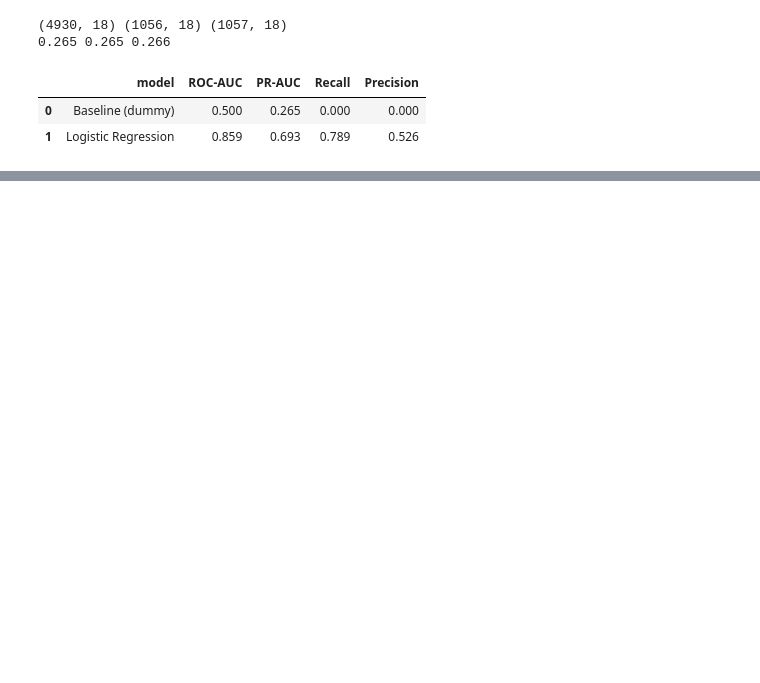
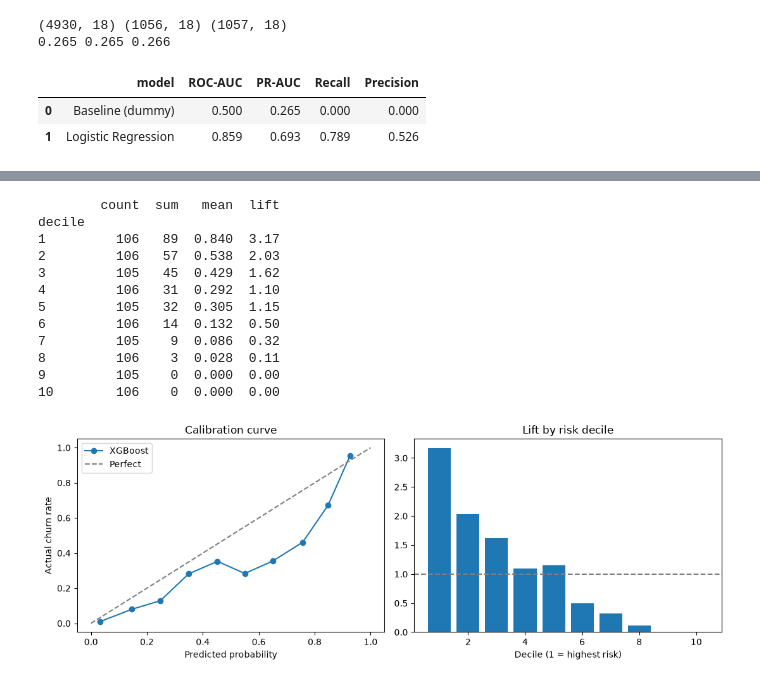
Before and after one commit to saragirl2003/customer-churn-retention, a Jupyter notebook: notebooks/06_modeling.ipynb, the cells around one changed output, grey strips where cells are left out. Drawn from its saved outputs; the diff is of its cells as text; code cells hidden in the pictures; blank space fills up the shorter version.

```diff
--- a/notebooks/06_modeling.ipynb
+++ b/notebooks/06_modeling.ipynb
@@ -59,3 +59,22 @@ pd.DataFrame(results)
 |  | model | ROC-AUC | PR-AUC | Recall | Precision |
 | 0 | Baseline (dummy) | 0.500 | 0.265 | 0.000 | 0.000 |
 | 1 | Logistic Regression | 0.859 | 0.693 | 0.789 | 0.526 |
+# %%
+from sklearn.ensemble import RandomForestClassifier
+from xgboost import XGBClassifier
+
+scale_pos = (y_train == 0).sum() / (y_train == 1).sum()
+
+rf = Pipeline([("prep", preprocess),
+               ("clf", RandomForestClassifier(n_estimators=300, min_samples_leaf=5,
+                                              class_weight="balanced", random_state=42, n_jobs=-1))])
+
+xgb = Pipeline([("prep", preprocess),
+                ("clf", XGBClassifier(n_estimators=300, max_depth=3, learning_rate=0.05,
+                                      subsample=0.8, colsample_bytree=0.8,
+                                      scale_pos_weight=scale_pos, eval_metric="logloss",
+                                      random_state=42))])
+
+results.append(evaluate("Random Forest", rf))
+results.append(evaluate("XGBoost", xgb))
+pd.DataFrame(results)
@@ -61,0 +121,40 @@ pd.DataFrame(results)
+# %%
+import matplotlib.pyplot as plt
+from sklearn.calibration import calibration_curve
+
+final_model = xgb  # already fitted inside evaluate()
+proba_val = final_model.predict_proba(X_val)[:, 1]
+
+# --- top-decile lift ---
+val = pd.DataFrame({"y": y_val.values, "p": proba_val}).sort_values("p", ascending=False)
+val["decile"] = pd.qcut(np.arange(len(val)), 10, labels=range(1, 11))
+lift = val.groupby("decile", observed=True)["y"].agg(["count", "sum", "mean"])
+lift["lift"] = (lift["mean"] / y_val.mean()).round(2)
+print(lift.round(3))
+
+# --- calibration + lift charts ---
+fig, axes = plt.subplots(1, 2, figsize=(11, 4))
+frac_pos, mean_pred = calibration_curve(y_val, proba_val, n_bins=10)
+axes[0].plot(mean_pred, frac_pos, marker="o", label="XGBoost")
+axes[0].plot([0, 1], [0, 1], "--", color="gray", label="Perfect")
+axes[0].set_title("Calibration curve"); axes[0].set_xlabel("Predicted probability"); axes[0].set_ylabel("Actual churn rate"); axes[0].legend()
+axes[1].bar(lift.index.astype(int), lift["lift"])
+axes[1].axhline(1, color="gray", linestyle="--")
+axes[1].set_title("Lift by risk decile"); axes[1].set_xlabel("Decile (1 = highest risk)")
+plt.tight_layout()
+plt.savefig(ROOT / "reports" / "lift_calibration.png", dpi=150, bbox_inches="tight")
+plt.show()
+# %% [output]
+        count  sum   mean  lift
+decile
+1         106   89  0.840  3.17
+2         106   57  0.538  2.03
+3         105   45  0.429  1.62
+4         106   31  0.292  1.10
+5         105   32  0.305  1.15
+6         106   14  0.132  0.50
+7         105    9  0.086  0.32
+8         106    3  0.028  0.11
+9         105    0  0.000  0.00
+10        106    0  0.000  0.00
+[figure, added]
```
Also changed, not shown: parts of 5 cells of this notebook, 6 other files.
